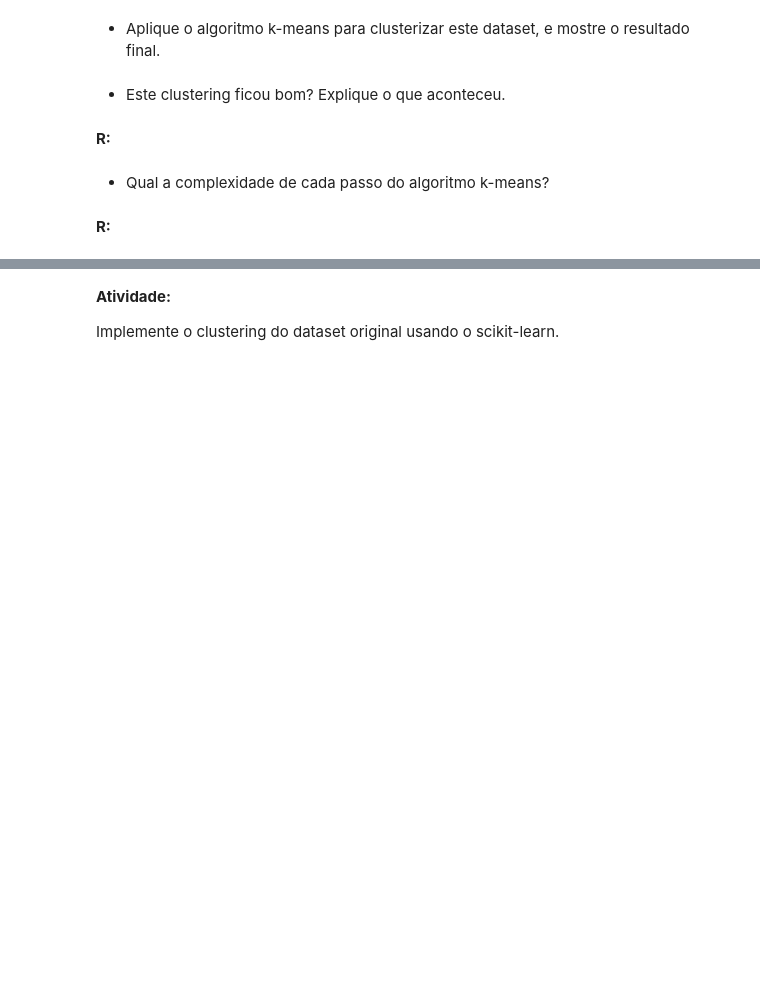
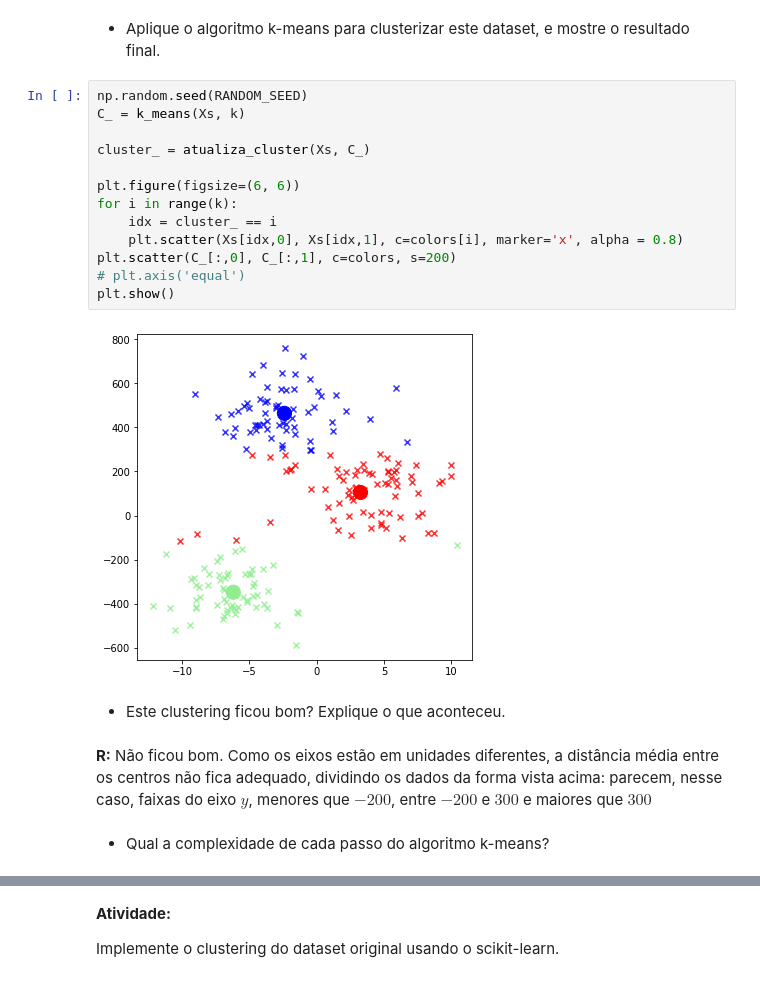
Before and after one commit to Pellizzon/MachineLearning, a Jupyter notebook: Aula14/Aula_14.ipynb, the cells around one changed output, grey strips where cells are left out. Saved outputs shown, nothing was run; the diff lists cells and outputs as text; blank space fills up the shorter version.

```diff
--- a/Aula14/Aula_14.ipynb
+++ b/Aula14/Aula_14.ipynb
@@ -199,11 +199,24 @@ plt.show()
 [figure]
 # %% [markdown]
 - Aplique o algoritmo k-means para clusterizar este dataset, e mostre o resultado final.
+# %%
+np.random.seed(RANDOM_SEED)
+C_ = k_means(Xs, k)
+
+cluster_ = atualiza_cluster(Xs, C_)
+
+plt.figure(figsize=(6, 6))
+for i in range(k):
+    idx = cluster_ == i
+    plt.scatter(Xs[idx,0], Xs[idx,1], c=colors[i], marker='x', alpha = 0.8)
+plt.scatter(C_[:,0], C_[:,1], c=colors, s=200)
+# plt.axis('equal')
+plt.show()
+# %% [output]
+[figure, added]
 # %% [markdown]
 - Este clustering ficou bom? Explique o que aconteceu.
-# %% [markdown]
-**R:**
+# %% [markdown]
+**R:** Não ficou bom. Como os eixos estão em unidades diferentes, a distância média entre os centros não fica adequado, dividindo os dados da forma vista acima: parecem, nesse caso, faixas do eixo $y$, menores que $-200$, entre $-200$ e $300$ e maiores que $300$
 # %% [markdown]
 - Qual a complexidade de cada passo do algoritmo k-means?
-# %% [markdown]
-**R:**
```
Also changed, not shown: parts of 7 cells of this notebook.
